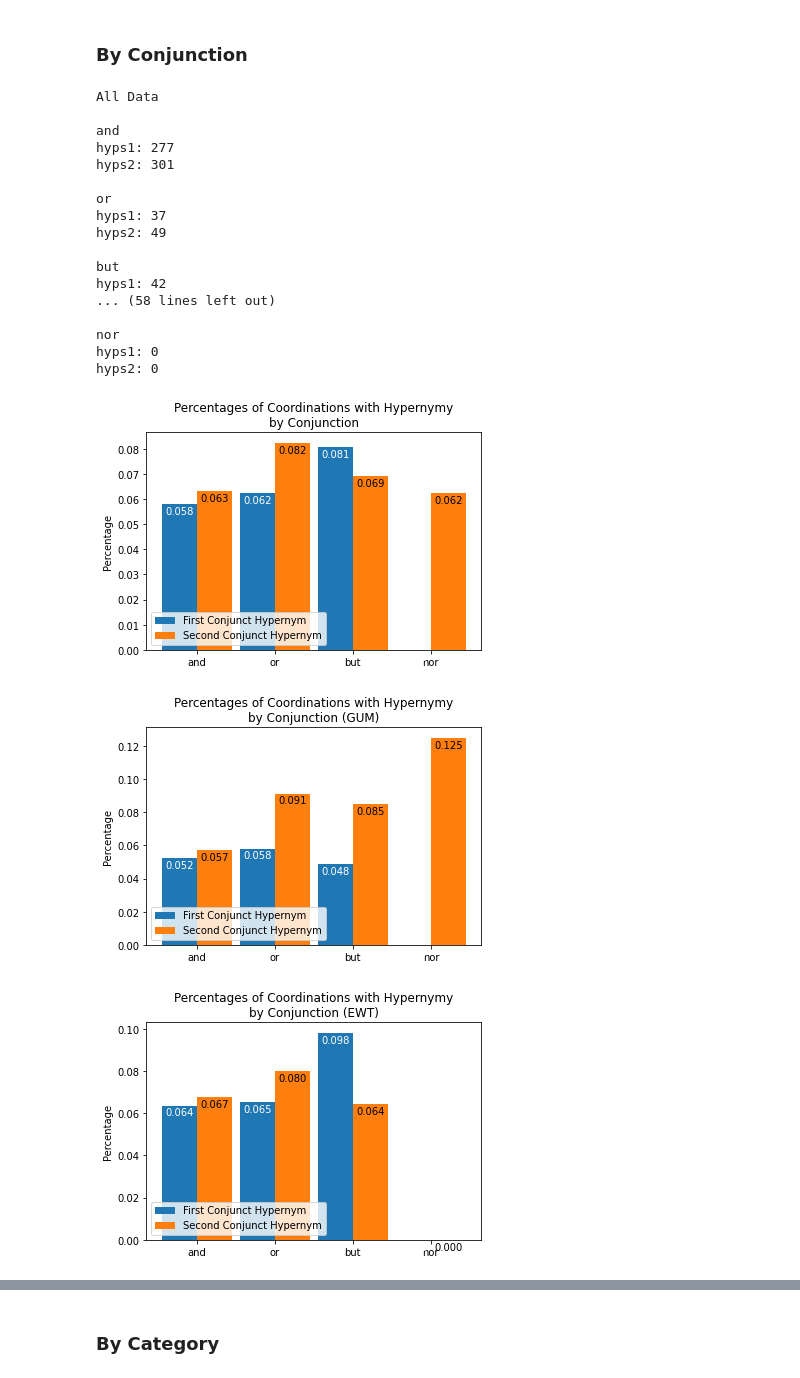
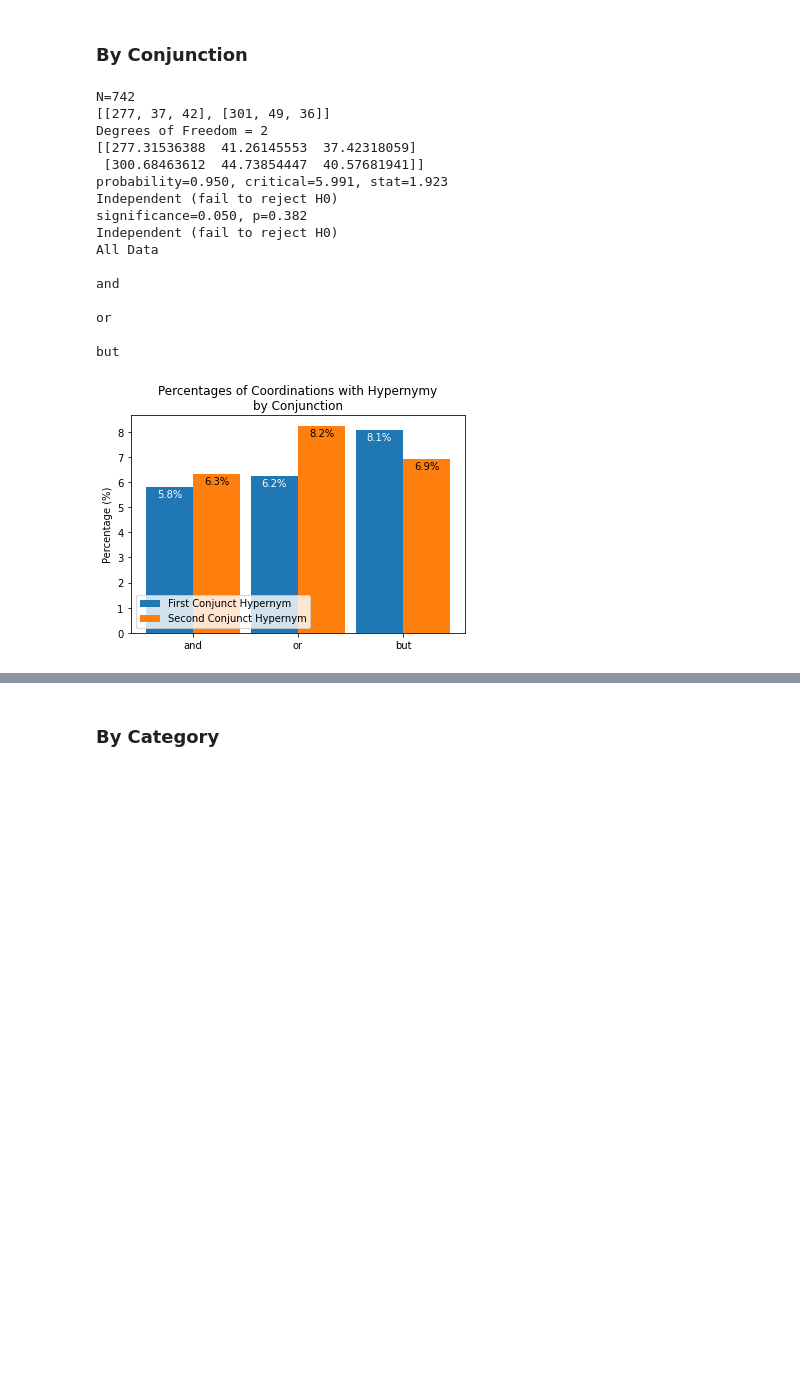
Before and after one commit to jkallini/SemanticCoordinationAnalysis, a Jupyter notebook: analysis.ipynb, the cells around one changed output, grey strips where cells are left out. Cells and saved outputs as stored; diff of their text form; code cells hidden in the pictures; blank space fills up the shorter version.

```diff
--- a/analysis.ipynb
+++ b/analysis.ipynb
@@ -17,6 +18,13 @@ CONJUNCTION_COLORS = {
     "or": "#580aff",
     "but": "#0043ce",
     "nor": "#d12c19"
+}
+
+CONJUNCTION_COLORS = {
+    "and": "#9B5DE5",
+    "or": "#00BBF9",
+    "but": "#38b000",
+    "nor": "#d90429",
 }
 
 LIKE_UNLIKE_COLORS = {
@@ -33,7 +41,7 @@ CATEGORY_COLORS = {
     "SBAR": "#00cecb"
 }
 
-CONJUNCTIONS = ['and', 'or', 'but', 'nor']
+CONJUNCTIONS = ['and', 'or', 'but'] #, 'nor']
 
 CATEGORIES = [upos.NOUN, upos.VERB, upos.ADJ, upos.ADV]
 # %%
@@ -192,6 +254,8 @@ def plot_double_bar(labels, sublabels, freqs1, freqs2, title, outfile):
 
     x = np.arange(len(labels))  # the label locations
     width = 0.45  # the width of the bars
+    freqs1 = [f * 100 for f in freqs1]
+    freqs2 = [f * 100 for f in freqs2]
 
     _, ax = plt.subplots()
     rects1 = ax.bar(x - width/2, freqs1, width,
@@ -200,7 +264,7 @@ def plot_double_bar(labels, sublabels, freqs1, freqs2, title, outfile):
                     label=sublabels[1])
 
     # Add some text for labels, title and custom x-axis tick labels, etc.
-    ax.set_ylabel('Percentage')
+    ax.set_ylabel('Percentage (%)')
     ax.set_title(title)
     ax.set_xticks(x)
     ax.set_xticklabels(labels)
@@ -208,7 +272,7 @@ def plot_double_bar(labels, sublabels, freqs1, freqs2, title, outfile):
 
     for rect in rects1:
         height = rect.get_height()
-        ax.annotate('{:.3f}'.format(height),
+        ax.annotate('{:.1f}'.format(height) + '%',
                     xy=(rect.get_x() + rect.get_width() / 2, height),
                     xytext=(0, -12),
                     textcoords="offset points",
@@ -216,7 +280,7 @@ def plot_double_bar(labels, sublabels, freqs1, freqs2, title, outfile):
 
     for rect in rects2:
         height = rect.get_height()
-        ax.annotate('{:.3f}'.format(height),
+        ax.annotate('{:.1f}'.format(height) + '%',
                     xy=(rect.get_x() + rect.get_width() / 2, height),
                     xytext=(0, -12),
                     textcoords="offset points",
@@ -503,7 +531,7 @@ not ants: 2
 # %% [markdown]
 # Hypernymy
 # %%
-def get_hypernymy_freqs(df):
+def get_hypernymy_freqs(df, raw=False):
     tot = len(df.index)
     df = df.loc[(df['1st Conjunct Hypernym?'] == True) | (df['2nd Conjunct Hypernym?'] == True)]
     df = df.loc[(df['1st Conjunct Hypernym?']) != (df['2nd Conjunct Hypernym?'])]
@@ -520,8 +548,8 @@ def get_hypernymy_freqs(df):
     count_hyps1 = len(hyps1.index)
     count_hyps2 = len(hyps2.index)
 
-    print('hyps1:', count_hyps1)
-    print('hyps2:', count_hyps2)
+    if raw:
+        return (count_hyps1, count_hyps2)
 
     return (count_hyps1 / tot, count_hyps2 / tot) if tot != 0 else (0,0)
 # %% [markdown]
@@ -529,30 +557,28 @@ def get_hypernymy_freqs(df):
 # %%
 def hypernymy_conjunction_distribution(df, outfile, source=None):
     double_distribution_by_conjunction(df, get_hypernymy_freqs, "Hypernymy",
     ('First Conjunct Hypernym', 'Second Conjunct Hypernym'), outfile, source=source)
 
+chi2_by_conjunction(all_hypernymy_df, get_hypernymy_freqs)
 hypernymy_conjunction_distribution(all_hypernymy_df, 'charts/hypernymy_by_conjunction.pdf')
-hypernymy_conjunction_distribution(gum_hypernymy_df, 'charts/GUM_hypernymy_by_conjunction.pdf', source='GUM')
-hypernymy_conjunction_distribution(ewt_hypernymy_df, 'charts/EWT_hypernymy_by_conjunction.pdf', source='EWT')
-hypernymy_conjunction_distribution(pud_hypernymy_df, 'charts/PUD_hypernymy_by_conjunction.pdf', source='PUD')
+# hypernymy_conjunction_distribution(gum_hypernymy_df, 'charts/GUM_hypernymy_by_conjunction.pdf', source='GUM')
+# hypernymy_conjunction_distribution(ewt_hypernymy_df, 'charts/EWT_hypernymy_by_conjunction.pdf', source='EWT')
+# hypernymy_conjunction_distribution(pud_hypernymy_df, 'charts/PUD_hypernymy_by_conjunction.pdf', source='PUD')
 # %% [output]
+N=742
+[[277, 37, 42], [301, 49, 36]]
+Degrees of Freedom = 2
+[[277.31536388  41.26145553  37.42318059]
+ [300.68463612  44.73854447  40.57681941]]
+probability=0.950, critical=5.991, stat=1.923
+Independent (fail to reject H0)
+significance=0.050, p=0.382
+Independent (fail to reject H0)
 All Data
 
 and
-hyps1: 277
-hyps2: 301
 
 or
-hyps1: 37
-hyps2: 49
 
 but
-hyps1: 42
-... (58 lines left out)
-
-nor
-hyps1: 0
-hyps2: 0
-[figure, old version]
+[figure, new version]
-[figure, removed]
-[figure, removed]
```
Also changed, not shown: parts of 19 cells of this notebook.
